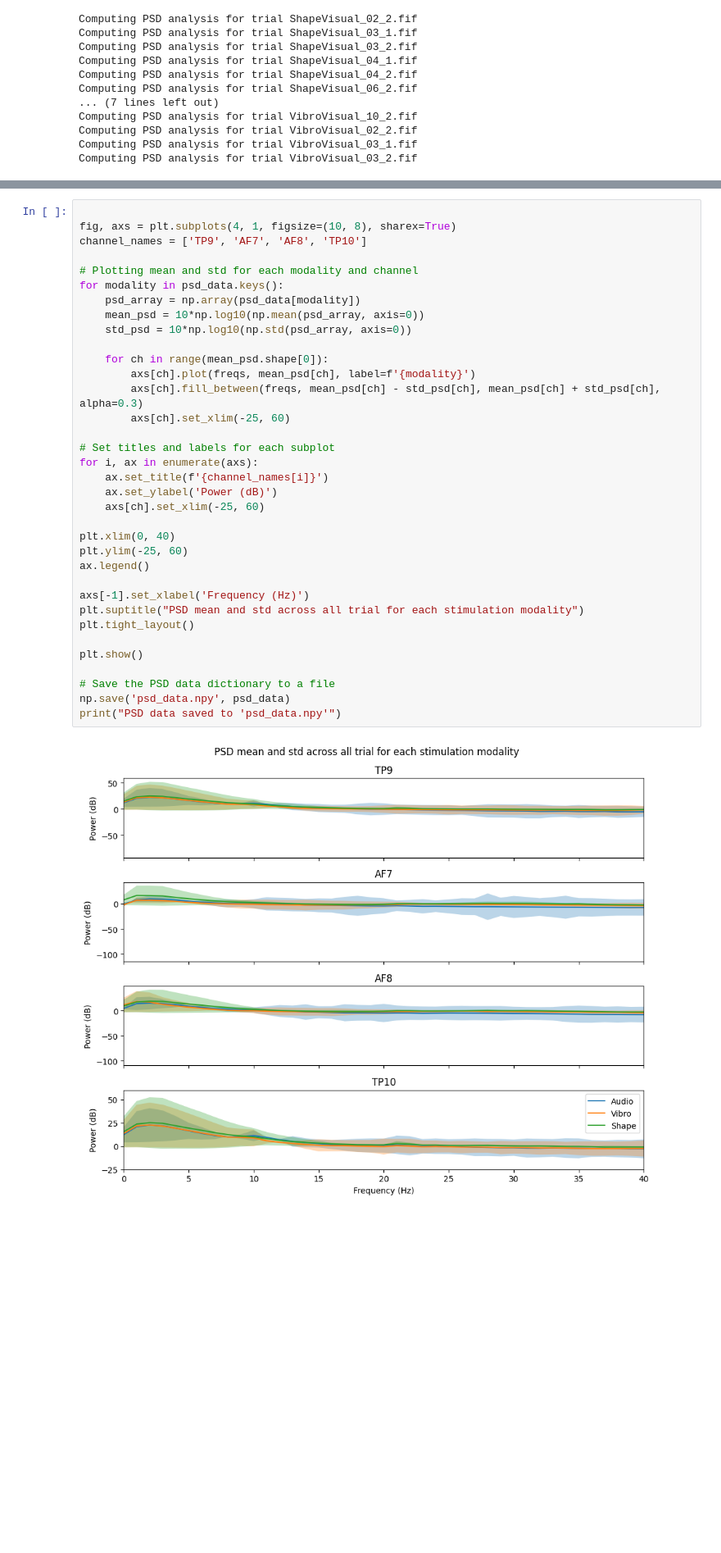
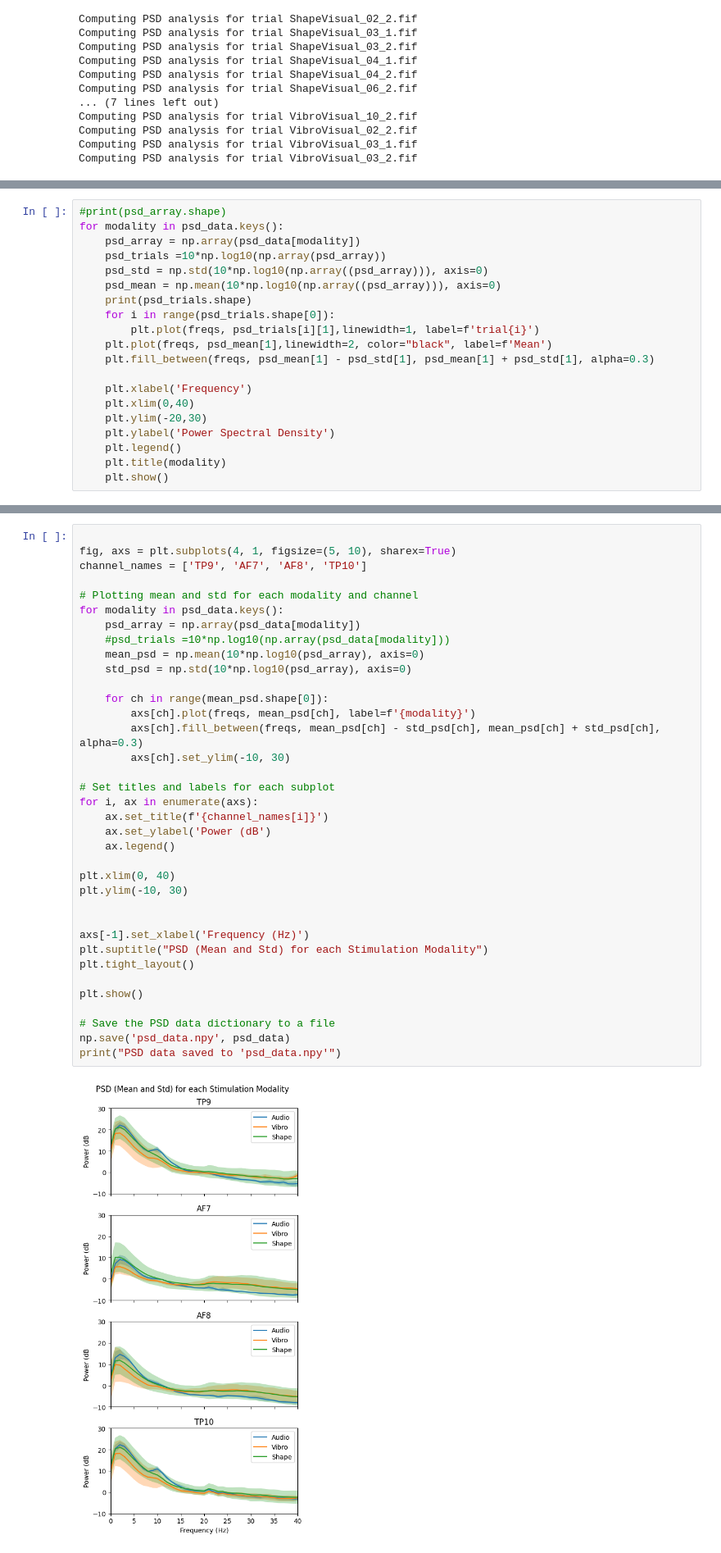
Before and after one commit to mp2419/eeg-notebooks, a Jupyter notebook: FYP/experiments/nb_PSD.ipynb, the cells around one changed output, grey strips where cells are left out. Shown at 82% size. Cells and saved outputs as stored; diff of their text form; blank space fills up the shorter version.

```diff
--- a/FYP/experiments/nb_PSD.ipynb
+++ b/FYP/experiments/nb_PSD.ipynb
@@ -77,0 +86,20 @@ Computing PSD analysis for trial VibroVisual_03_2.fif
+# %%
+#print(psd_array.shape)
+for modality in psd_data.keys():
+    psd_array = np.array(psd_data[modality])
+    psd_trials =10*np.log10(np.array(psd_array))
+    psd_std = np.std(10*np.log10(np.array((psd_array))), axis=0)
+    psd_mean = np.mean(10*np.log10(np.array((psd_array))), axis=0)
+    print(psd_trials.shape)
+    for i in range(psd_trials.shape[0]):
+        plt.plot(freqs, psd_trials[i][1],linewidth=1, label=f'trial{i}')
+    plt.plot(freqs, psd_mean[1],linewidth=2, color="black", label=f'Mean')
+    plt.fill_between(freqs, psd_mean[1] - psd_std[1], psd_mean[1] + psd_std[1], alpha=0.3)
+
+    plt.xlabel('Frequency')
+    plt.xlim(0,40)
+    plt.ylim(-20,30)
+    plt.ylabel('Power Spectral Density')
+    plt.legend()
+    plt.title(modality)
+    plt.show()
@@ -78,40 +113,41 @@ Computing PSD analysis for trial VibroVisual_03_2.fif
 # %%
 
-fig, axs = plt.subplots(4, 1, figsize=(10, 8), sharex=True)
+fig, axs = plt.subplots(4, 1, figsize=(5, 10), sharex=True)
 channel_names = ['TP9', 'AF7', 'AF8', 'TP10']
 
 # Plotting mean and std for each modality and channel
 for modality in psd_data.keys():
     psd_array = np.array(psd_data[modality])
-    mean_psd = 10*np.log10(np.mean(psd_array, axis=0))
-    std_psd = 10*np.log10(np.std(psd_array, axis=0))
+    #psd_trials =10*np.log10(np.array(psd_data[modality]))
+    mean_psd = np.mean(10*np.log10(psd_array), axis=0)
+    std_psd = np.std(10*np.log10(psd_array), axis=0)
 
     for ch in range(mean_psd.shape[0]):
         axs[ch].plot(freqs, mean_psd[ch], label=f'{modality}')
         axs[ch].fill_between(freqs, mean_psd[ch] - std_psd[ch], mean_psd[ch] + std_psd[ch], alpha=0.3)
-        axs[ch].set_xlim(-25, 60)
+        axs[ch].set_ylim(-10, 30)
 
 # Set titles and labels for each subplot
 for i, ax in enumerate(axs):
     ax.set_title(f'{channel_names[i]}')
-    ax.set_ylabel('Power (dB)')
-    axs[ch].set_xlim(-25, 60)
+    ax.set_ylabel('Power (dB')
+    ax.legend()
 
 plt.xlim(0, 40)
-plt.ylim(-25, 60)
-ax.legend()
+plt.ylim(-10, 30)
+
 
 axs[-1].set_xlabel('Frequency (Hz)')
-plt.suptitle("PSD mean and std across all trial for each stimulation modality")
+plt.suptitle("PSD (Mean and Std) for each Stimulation Modality")
 plt.tight_layout()
 
 plt.show()
 
 # Save the PSD data dictionary to a file
 np.save('psd_data.npy', psd_data)
 print("PSD data saved to 'psd_data.npy'")
 # %% [output]
-[figure, old version]
+[figure, new version]
 PSD data saved to 'psd_data.npy'
 # %%
 import numpy as np
```
Also changed, not shown: parts of 5 cells of this notebook, 4 other files.
